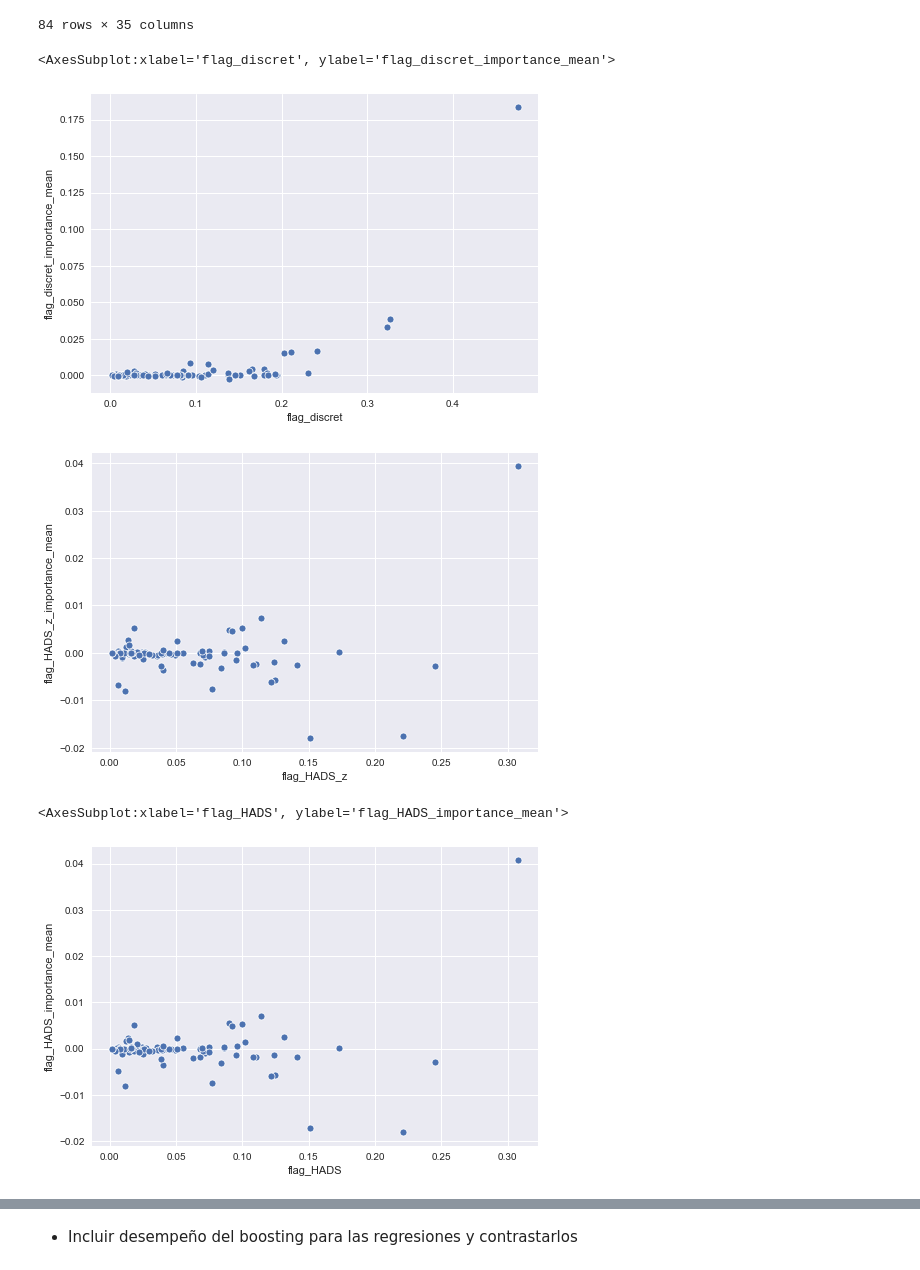
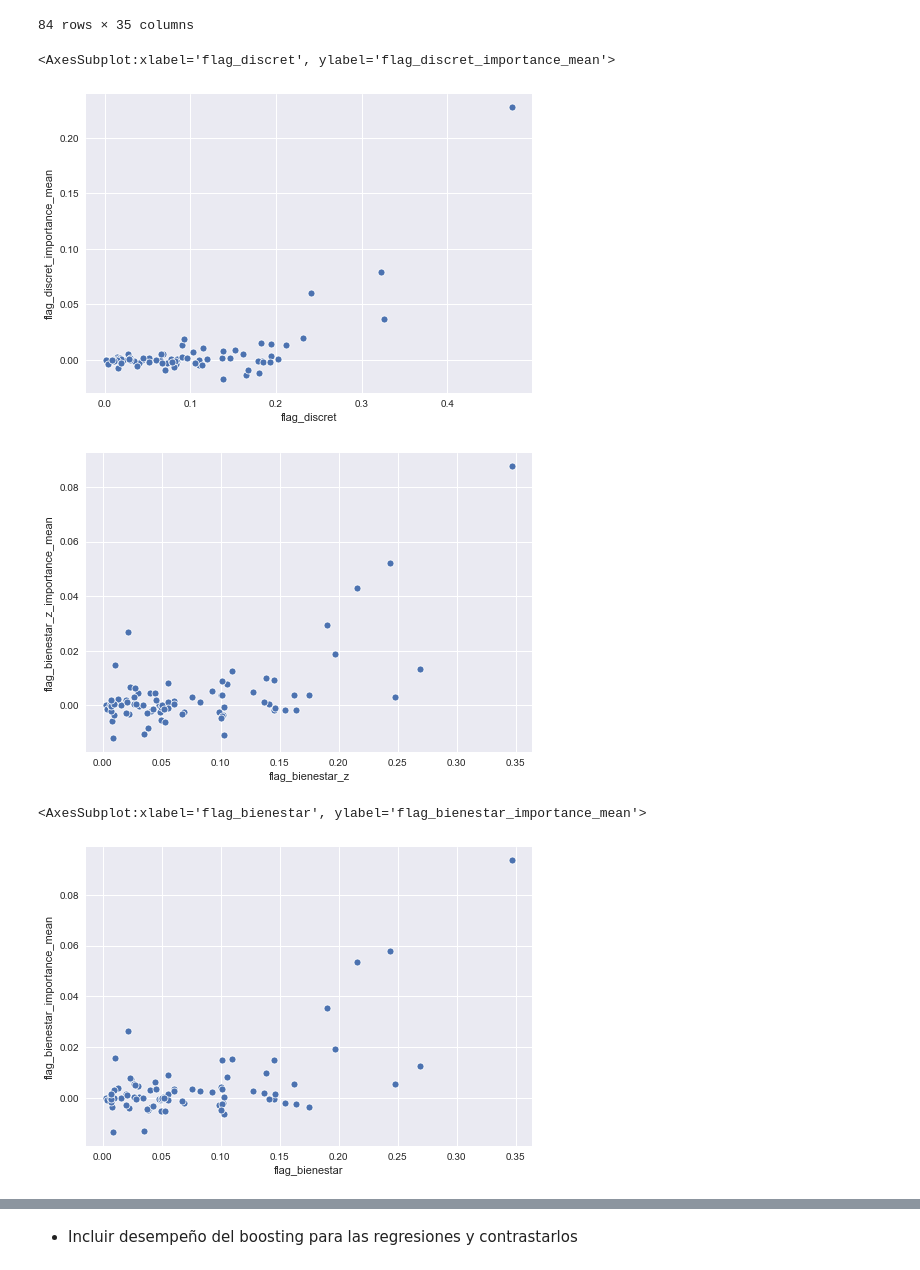
Before and after one commit to Yagwar/Proyectos, a Jupyter notebook: 4_1 informativas significativas.ipynb, the cells around one changed output, grey strips where cells are left out. Cells and saved outputs as stored; diff of their text form; code cells hidden in the pictures.

Commit message:
FNR update tests
Modificación de las pruebas de regresión para las variables dicretizadas

```diff
--- a/4_1 informativas significativas.ipynb
+++ b/4_1 informativas significativas.ipynb
@@ -24,7 +25,7 @@ plt.style.use("seaborn")
 # predict_name=y_list[22] #17-25
 
 params = {'n_estimators': 300,
-          'max_depth': 4,
+          'max_depth': 10,
           'min_samples_split': 5,
           'learning_rate': 0.01,
           'loss': 'ls'}
@@ -227,16 +230,16 @@ plt_values=variables_correlaciones.loc[:,variables_correlaciones.columns.str.con
 sns.scatterplot(plt_values.iloc[:,0],plt_values.iloc[:,1])
 # %% [output]
 <AxesSubplot:xlabel='flag_discret', ylabel='flag_discret_importance_mean'>
-[figure, old version]
+[figure, new version]
 # %%
-plt_values=variables_correlaciones.loc[:,variables_correlaciones.columns.str.contains(y_list[22], regex=True)]
+plt_values=variables_correlaciones.loc[:,variables_correlaciones.columns.str.contains(y_list[21], regex=True)]
 
 sns.scatterplot(plt_values.iloc[:,0],plt_values.iloc[:,2])
 plt.show()
 sns.scatterplot(plt_values.iloc[:,1],plt_values.iloc[:,3])
 # %% [output]
-[figure, old version]
+[figure, new version]
-<AxesSubplot:xlabel='flag_HADS', ylabel='flag_HADS_importance_mean'>
+<AxesSubplot:xlabel='flag_bienestar', ylabel='flag_bienestar_importance_mean'>
-[figure, old version]
+[figure, new version]
 # %%
 salidas=[]
```
Also changed, not shown: parts of 13 cells of this notebook.
